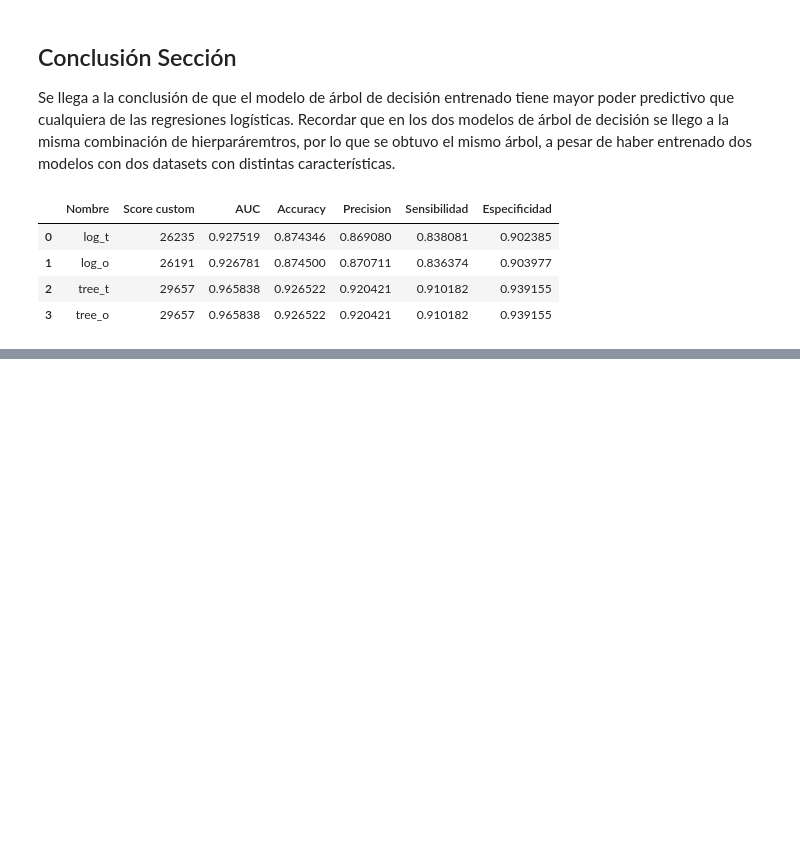
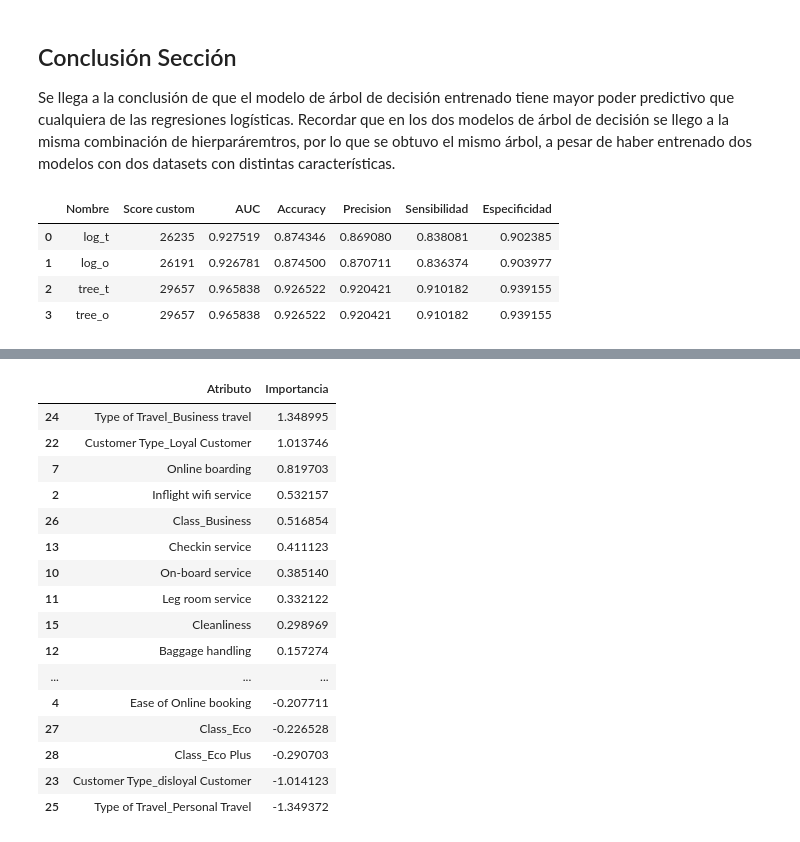
Before and after one commit to TomasSG/Parcial2-CienciaDeDatos, a Jupyter notebook: notebook/Parcial2.ipynb, the cells around one changed output, grey strips where cells are left out. Saved outputs shown, nothing was run; the diff lists cells and outputs as text; code cells hidden in the pictures; blank space fills up the shorter version.

```diff
--- a/notebook/Parcial2.ipynb
+++ b/notebook/Parcial2.ipynb
@@ -1176,0 +1246,24 @@ En esta sección vamos a interpretar los modelos y vamos a tratar de dar respues
+# %%
+# Importancia para la segunda regresión logística.
+pd.DataFrame({
+    "Atributo": X_train_t.columns,
+    "Importancia": df_modelos["Modelo"][1].coef_[0]
+}).sort_values("Importancia", ascending=False)
+# %% [output]
+|  | Atributo | Importancia |
+| 24 | Type of Travel_Business travel | 1.348995 |
+| 22 | Customer Type_Loyal Customer | 1.013746 |
+| 7 | Online boarding | 0.819703 |
+| 2 | Inflight wifi service | 0.532157 |
+| 26 | Class_Business | 0.516854 |
+| 13 | Checkin service | 0.411123 |
+| 10 | On-board service | 0.385140 |
+| 11 | Leg room service | 0.332122 |
+| 15 | Cleanliness | 0.298969 |
+| 12 | Baggage handling | 0.157274 |
+| ... | ... | ... |
+| 4 | Ease of Online booking | -0.207711 |
+| 27 | Class_Eco | -0.226528 |
+| 28 | Class_Eco Plus | -0.290703 |
+| 23 | Customer Type_disloyal Customer | -1.014123 |
+| 25 | Type of Travel_Personal Travel | -1.349372 |
```
Also changed, not shown: parts of 10 cells of this notebook.
